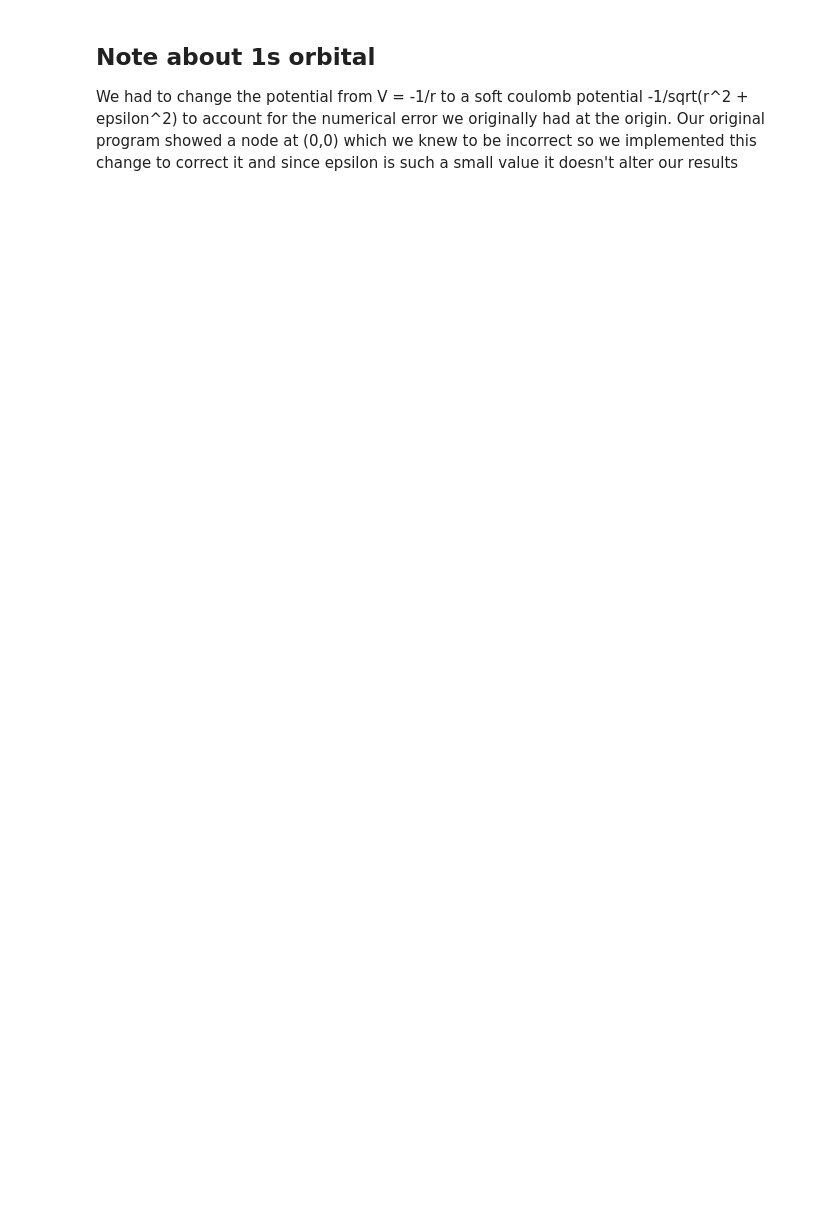
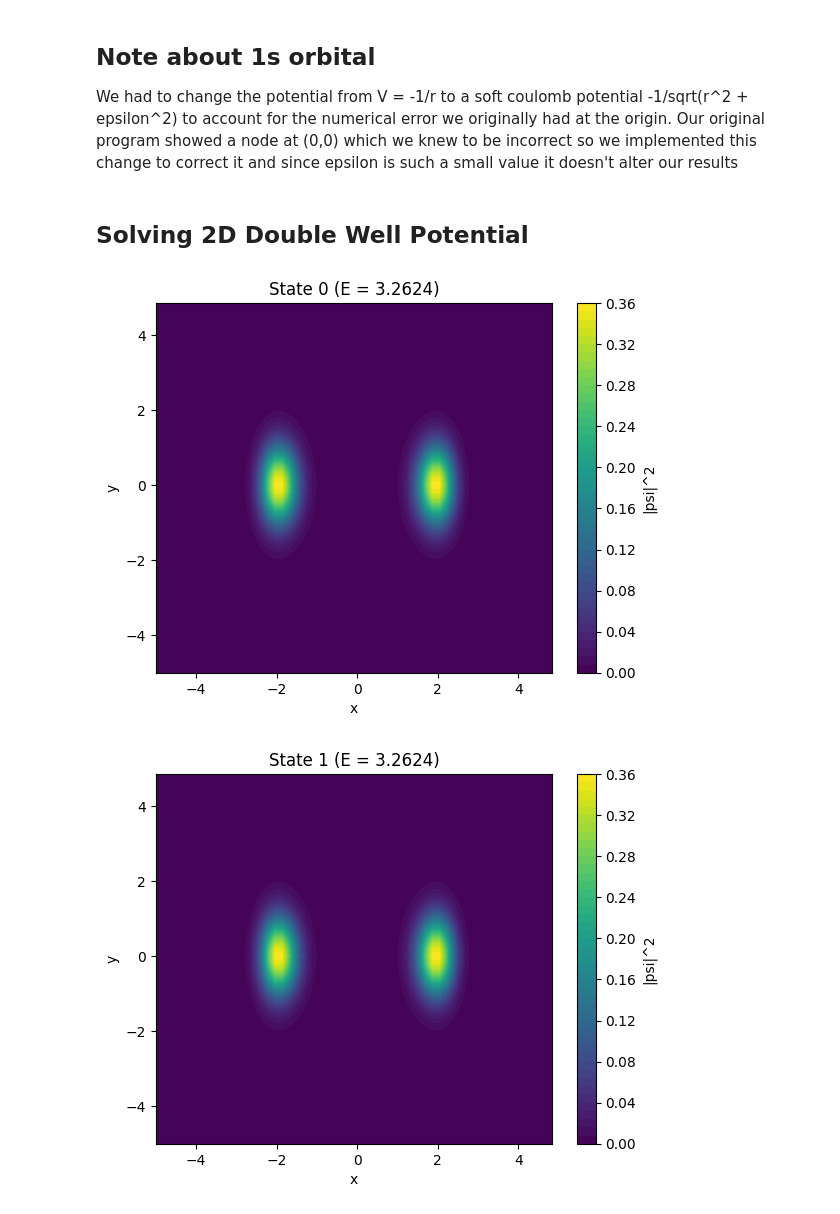
Before and after one commit to rquinn4/p2, a Jupyter notebook: Project2_team.ipynb, the cells around one changed output. Saved outputs shown, nothing was run; the diff lists cells and outputs as text; code cells hidden in the pictures; blank space fills up the shorter version.

Commit message:
Double Well

```diff
--- a/Project2_team.ipynb
+++ b/Project2_team.ipynb
@@ -303,3 +303,60 @@ for psi, label in [(px, "2p_x"), (py, "2p_y")]:
 ## Note about 1s orbital
 
 We had to change the potential from V = -1/r to a soft coulomb potential -1/sqrt(r^2 + epsilon^2) to account for the numerical error we originally had at the origin.  Our original program showed a node at (0,0) which we knew to be incorrect so we implemented this change to correct it and since epsilon is such a small value it doesn't alter our results
+# %% [markdown]
+## Solving 2D Double Well Potential
+# %%
+import numpy as np
+import matplotlib.pyplot as plt
+from scipy.fftpack import fft2, ifft2, fftfreq
+from scipy.sparse.linalg import eigsh, LinearOperator
+
+# Grid setup
+N = 64
+L = 10.0
+x = np.linspace(-L/2, L/2, N, endpoint=False)
+dx = x[1] - x[0]
+X, Y = np.meshgrid(x, x)
+
+# Double well potential: V(x, y) = a(x^2 - b^2)^2 + 0.5 * y^2
+a = 1.0
+b = 2.0
+V = a * (X**2 - b**2)**2 + 0.5 * Y**2
+
+# Spectral Laplacian in Fourier space
+kx = fftfreq(N, d=dx) * 2 * np.pi
+ky = fftfreq(N, d=dx) * 2 * np.pi
+KX, KY = np.meshgrid(kx, ky)
+K2 = KX**2 + KY**2
+
+def laplacian(psi):
+    return np.real(ifft2(-K2 * fft2(psi)))
+
+def Hpsi(flat_psi):
+    psi = flat_psi.reshape(N, N)
+    H_psi = -0.5 * laplacian(psi) + V * psi
+    return H_psi.ravel()
+
+H = LinearOperator((N*N, N*N), Hpsi)
+
+# Solve for the lowest 6 eigenstates
+evals, evecs = eigsh(H, k=6, sigma=1.0)
+
+# Normalize and reshape eigenvectors
+orbitals = []
+for i in range(6):
+    psi = evecs[:, i].reshape(N, N)
+    norm = np.sqrt((np.abs(psi)**2).sum() * dx * dx)
+    orbitals.append(psi / norm)
+
+# Plot the orbitals
+for i, psi in enumerate(orbitals):
+    plt.figure()
+    plt.contourf(X, Y, np.abs(psi)**2, levels=50)
+    plt.title(f"State {i} (E = {evals[i]:.4f})")
+    plt.xlabel("x"); plt.ylabel("y")
+    plt.colorbar(label="|psi|^2")
+    plt.show()
+# %% [output]
+[figure, added]
+[figure, added]
```
Also changed, not shown: parts of 2 cells of this notebook.
